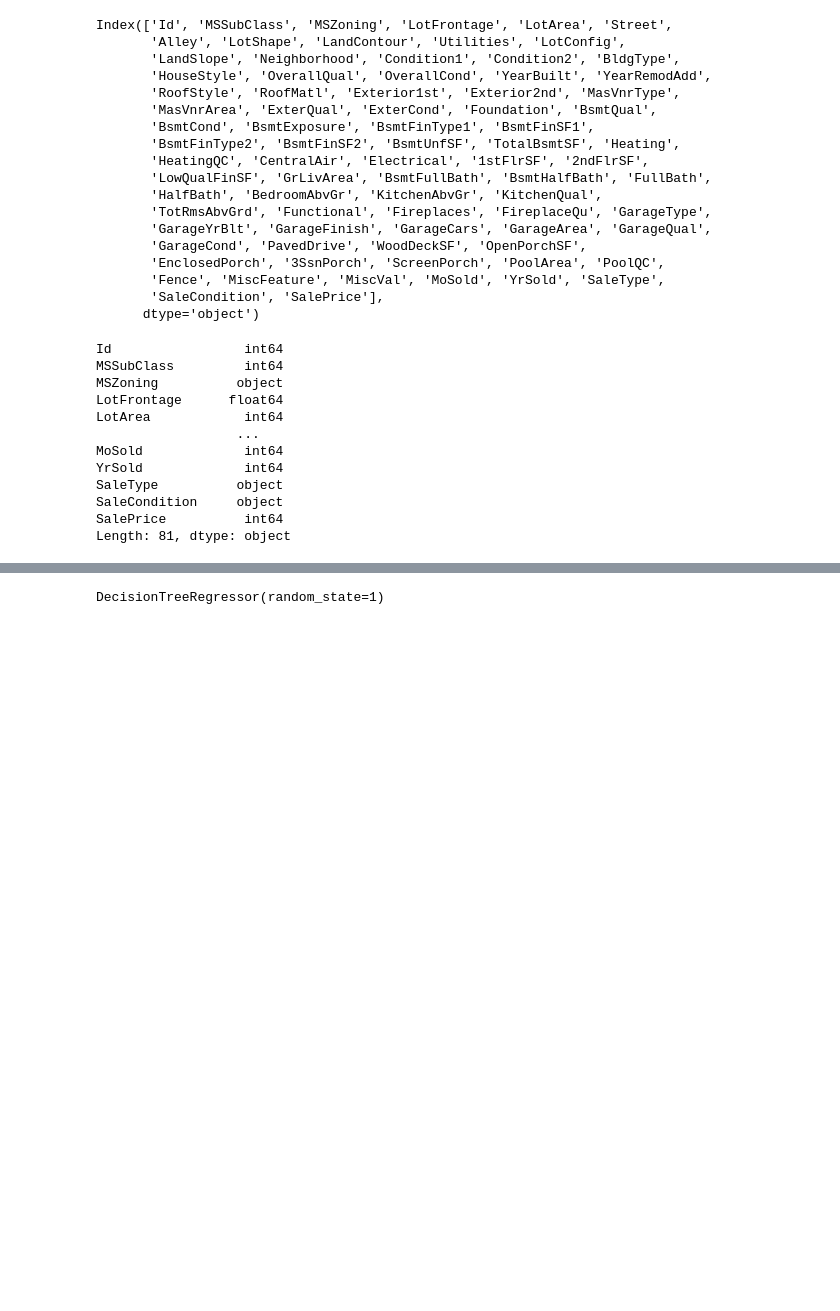
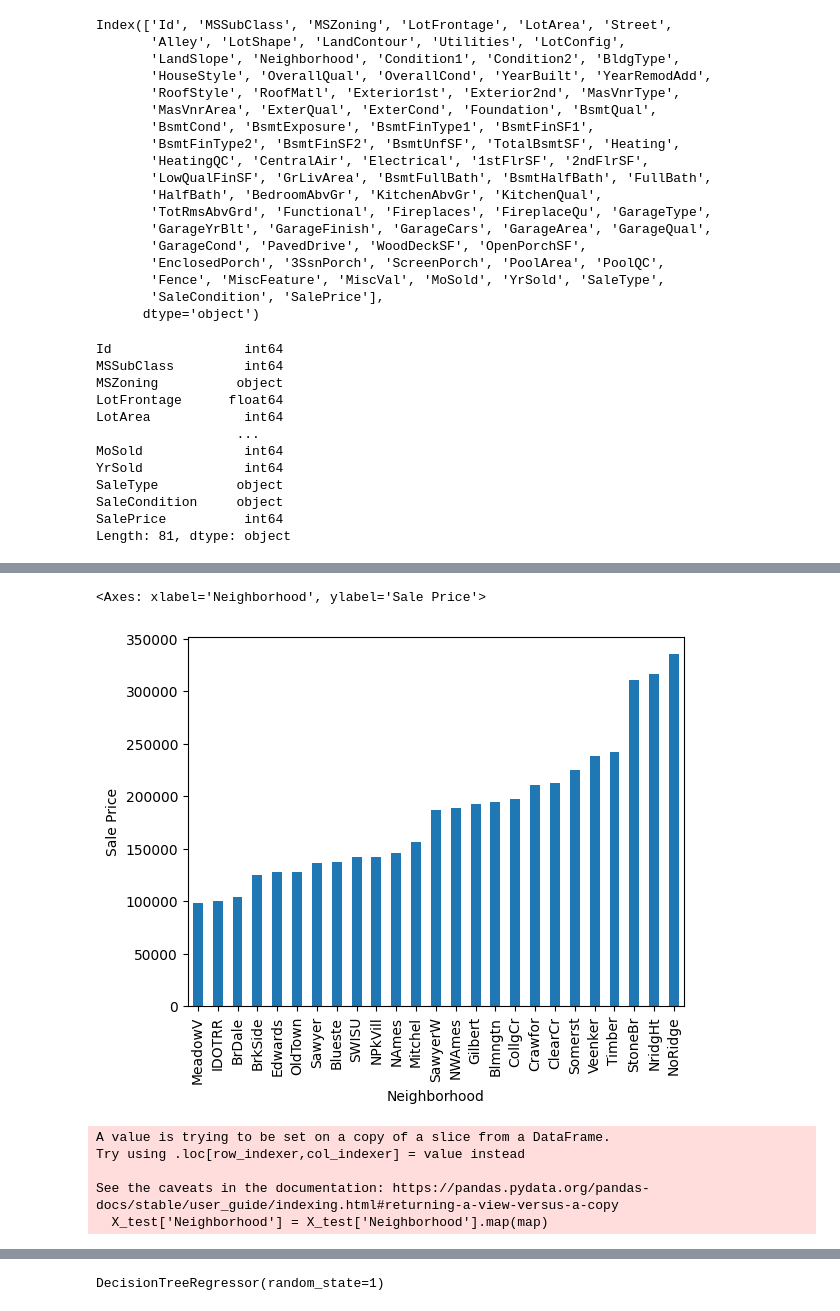
Before and after one commit to HammyLA/HousingPricesBeginnerML, a Jupyter notebook: housingprices.ipynb, the cells around one changed output, grey strips where cells are left out. Cells and saved outputs as stored; diff of their text form; code cells hidden in the pictures; blank space fills up the shorter version.

```diff
--- a/housingprices.ipynb
+++ b/housingprices.ipynb
@@ -208,0 +249,23 @@ X[['LotArea', 'LotFrontage', '']]
+# %%
+X['Neighborhood'].value_counts()
+nb = X.groupby(['Neighborhood'])['SalePrice'].agg(['mean', 'count']).sort_values('mean')['mean'].plot(kind='bar', ylabel='Sale Price')
+nb
+# %% [output]
+<Axes: xlabel='Neighborhood', ylabel='Sale Price'>
+[figure, added]
+# %%
+map = {'MeadowV' : 1, 'IDOTRR' : 2, 'BrDale' : 3, 'BrkSide' : 4, 'Edwards' : 5,
+       'OldTown' : 6, 'Sawyer' : 7, 'Blueste' : 8, 'SWISU' : 9, 'NPkVill' : 10,
+       'NAmes' : 11, 'Mitchel' : 12, 'SawyerW' : 13, 'NWAmes' : 14, 'Gilbert' : 15,
+       'Blmngtn' : 16, 'CollgCr' : 17, 'Crawfor' : 18, 'ClearCr' : 19, 'Somerst' : 20,
+       'Veenker' : 21, 'Timber' : 22, 'StoneBr' : 23, 'NridgHt' : 24, 'NoRidge' : 25}
+nhood = X.groupby(['Neighborhood'])['SalePrice'].agg(['mean', 'count']).sort_values('mean')['mean']
+
+X['Neighborhood'] = X['Neighborhood'].map(map)
+X_test['Neighborhood'] = X_test['Neighborhood'].map(map)
+# %% [output]
+A value is trying to be set on a copy of a slice from a DataFrame.
+Try using .loc[row_indexer,col_indexer] = value instead
+
+See the caveats in the documentation: https://pandas.pydata.org/pandas-docs/stable/user_guide/indexing.html#returning-a-view-versus-a-copy
+  X_test['Neighborhood'] = X_test['Neighborhood'].map(map)
```
Also changed, not shown: parts of 25 cells of this notebook, 1 other file.
